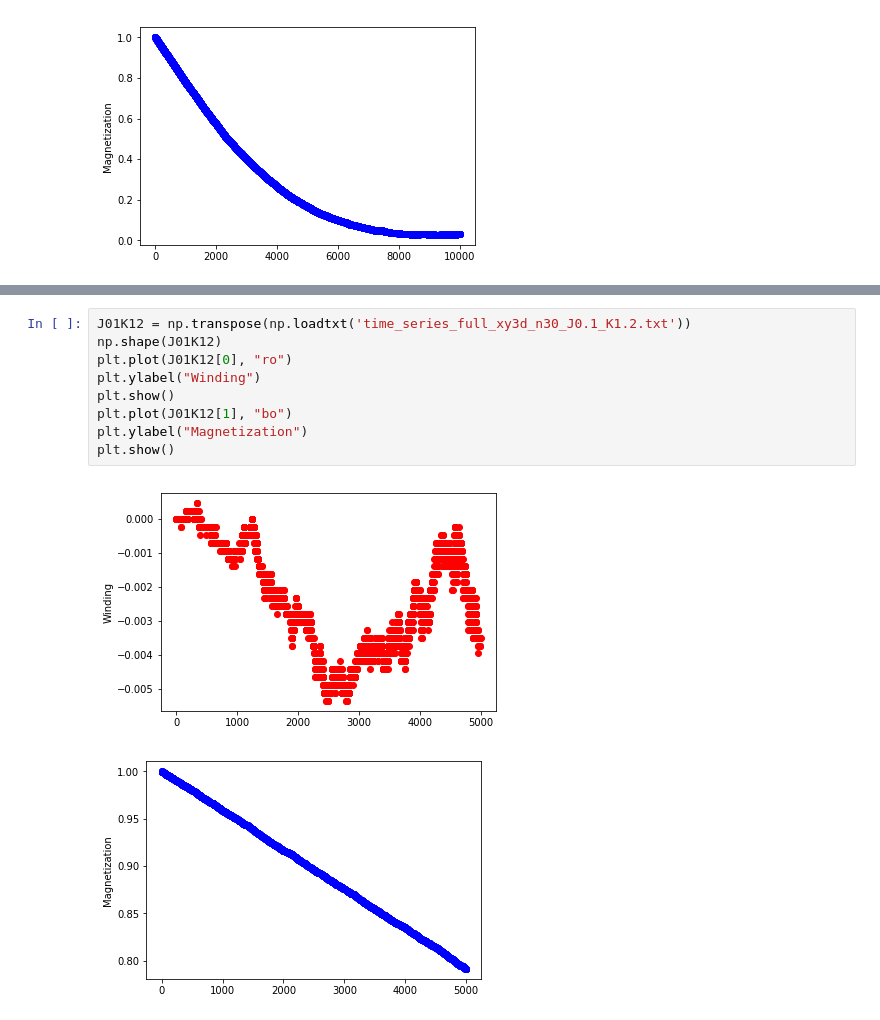
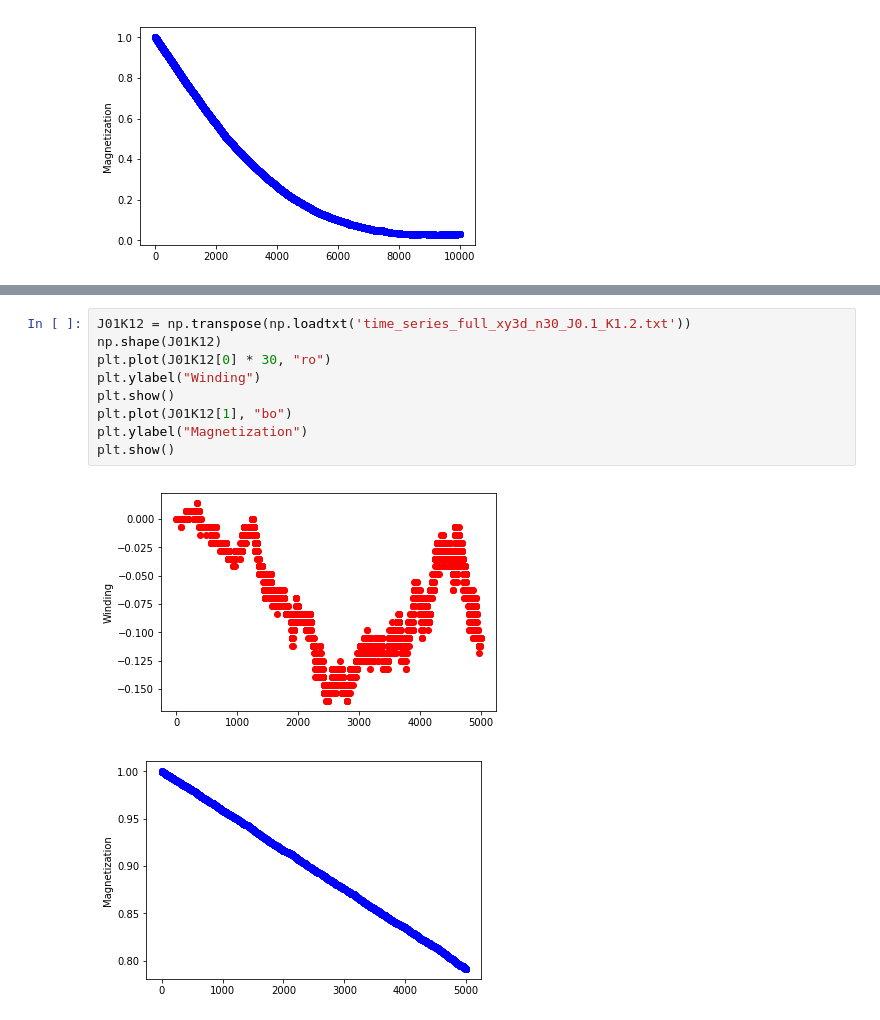
Before and after one commit to mburhanpurkar/xy3d, a Jupyter notebook: Winding and Magnetization.ipynb, the cells around one changed output, grey strips where cells are left out. Drawn from its saved outputs; the diff is of its cells as text.

```diff
--- a/Winding and Magnetization.ipynb
+++ b/Winding and Magnetization.ipynb
@@ -64,14 +64,14 @@ plt.show()
 # %%
 J01K12 = np.transpose(np.loadtxt('time_series_full_xy3d_n30_J0.1_K1.2.txt'))
 np.shape(J01K12)
-plt.plot(J01K12[0], "ro")
+plt.plot(J01K12[0] * 30, "ro")
 plt.ylabel("Winding")
 plt.show()
 plt.plot(J01K12[1], "bo")
 plt.ylabel("Magnetization")
 plt.show()
 # %% [output]
-[figure, old version]
+[figure, new version]
 [figure]
 # %%
 J04K1 = np.transpose(np.loadtxt('time_series_full_xy3d_n30_J0.4_K1.0.txt'))
```
Also changed, not shown: parts of 5 cells of this notebook.
